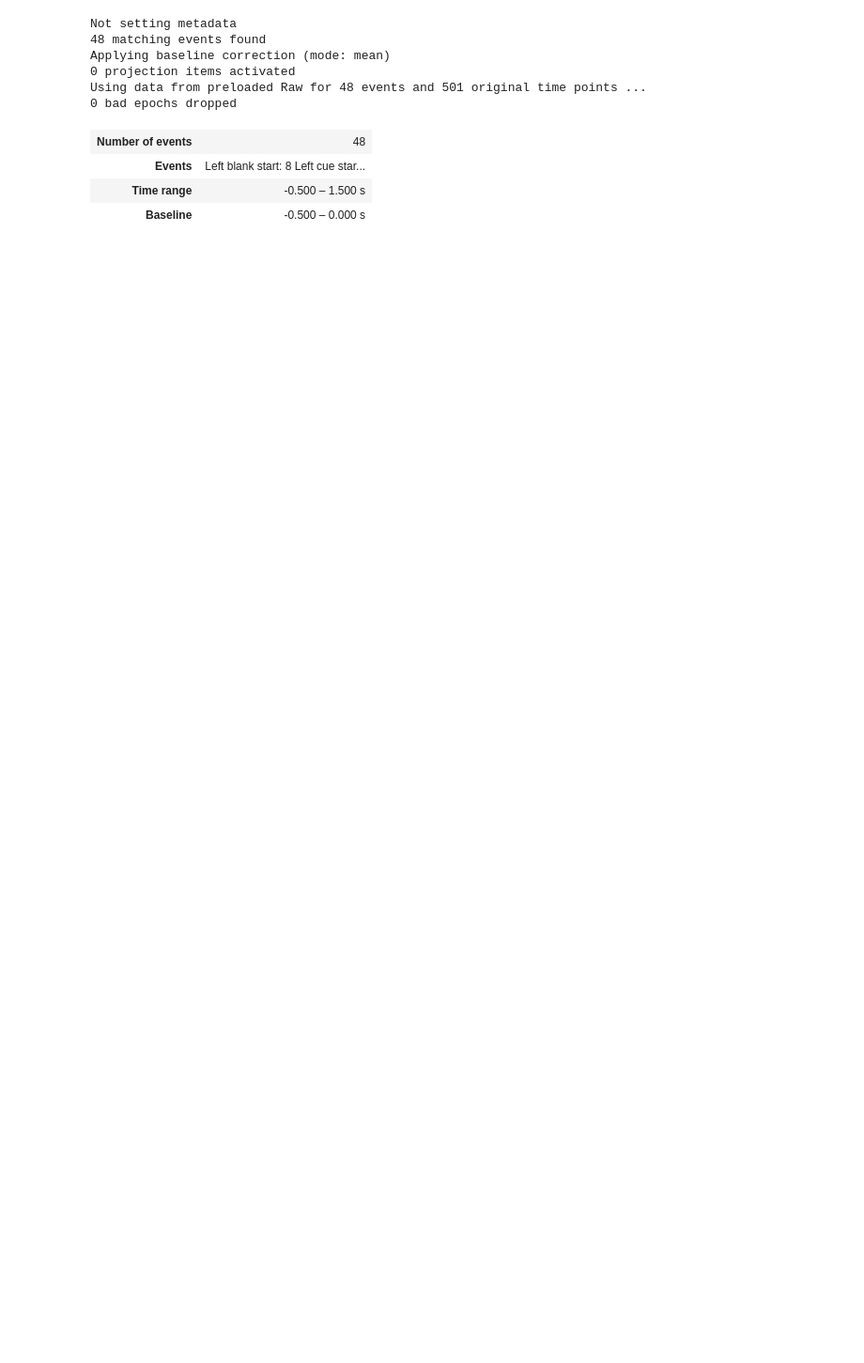
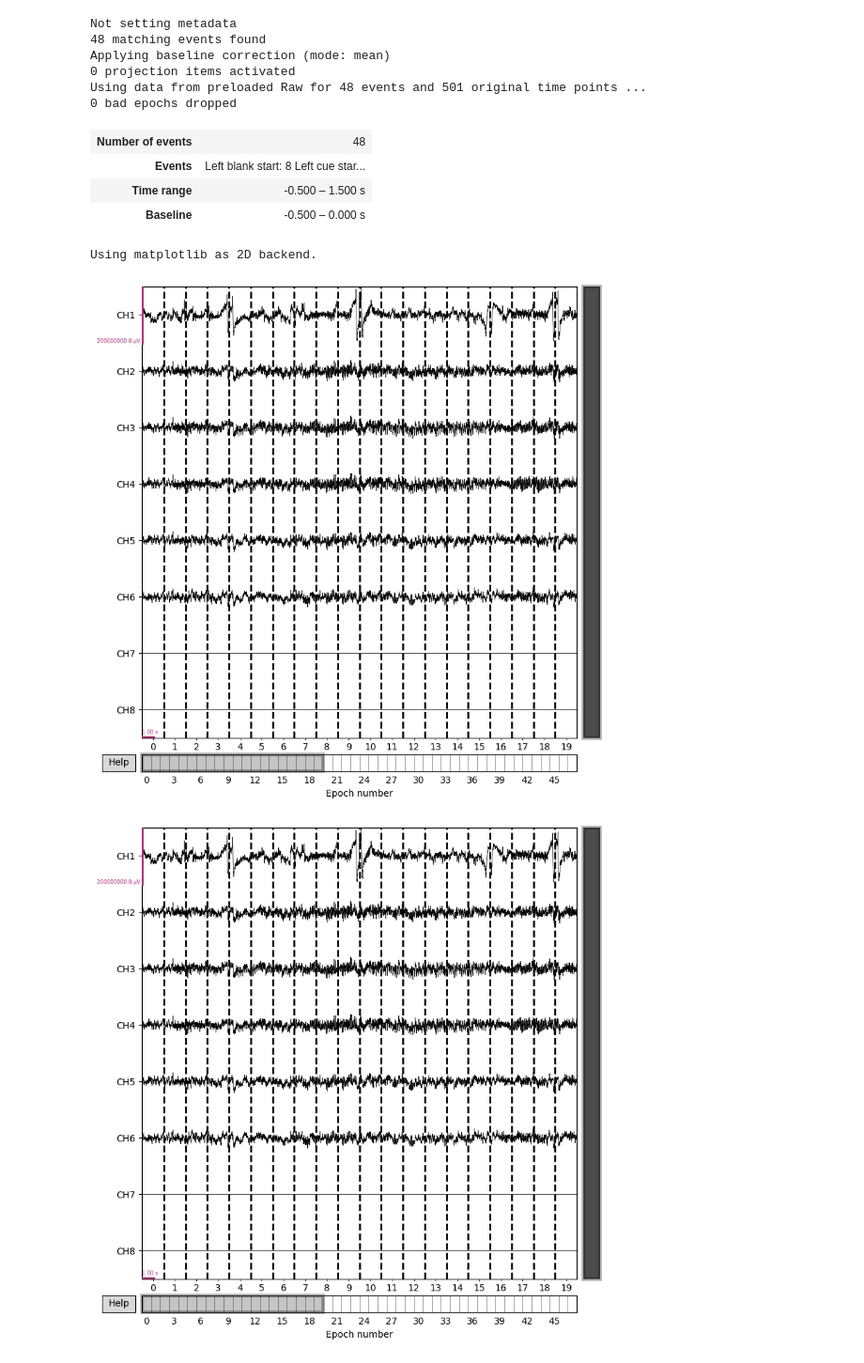
Before and after one commit to pipogood/BCI-Class-Material, a Jupyter notebook: Week7-signal_acqusition/W7-OpenBCI-acquisition.ipynb, the cells around one changed output. Shown: that part at 94% size. Saved outputs shown, nothing was run; the diff lists cells and outputs as text; code cells hidden in the pictures; blank space fills up the shorter version.

```diff
--- a/Week7-signal_acqusition/W7-OpenBCI-acquisition.ipynb
+++ b/Week7-signal_acqusition/W7-OpenBCI-acquisition.ipynb
@@ -28,7 +28,15 @@ import pyxdf
 import mne
 import numpy as np
 streams, header = pyxdf.load_xdf("data/OpenBCI_data.xdf") #Example Data from Lab Recoder
-raw_data = streams[1]["time_series"].T #From Steam variable this query is EEG data
+
+if streams[0]['info']['type'][0] == 'Markers': #Check
+    raw_stream = streams[1]
+    event_data = streams[0]
+else:
+    raw_stream = streams[0]
+    event_data = streams[1]
+
+raw_data = raw_stream["time_series"].T #From Steam variable this query is EEG data
 channels = ['CH1','CH2','CH3','CH4','CH5','CH6','CH7','CH8'] #Set your target EEG channel name
 info = mne.create_info(
     ch_names= channels,
@@ -93,8 +101,9 @@ Effective window size : 8.192 (s)
 # %% [markdown]
 ## 3.Epoching
 # %%
-event_index = streams[0]["time_series"].T[0] #Get all event marker of experiment
-event_timestamp = streams[0]["time_stamps"].T #Timestamp when event marked
+sfreq= 250
+event_index = np.array(event_data["time_series"]).T[0] #Get all event marker of experiment
+event_timestamp = (np.array(event_data["time_stamps"]).T * sfreq) - (raw_stream['time_stamps'][0] * sfreq) #Timestamp when event marked
 # %%
 events2 = np.column_stack((np.array(event_timestamp, dtype = int),
                         np.zeros(len(event_timestamp), dtype = int),
@@ -151,3 +160,9 @@ OpenBCI_epochs
 | Events | Left blank start: 8 Left cue star... |
 | Time range | -0.500 – 1.500 s |
 | Baseline | -0.500 – 0.000 s |
+# %%
+OpenBCI_epochs.plot(scalings = 100)
+# %% [output]
+Using matplotlib as 2D backend.
+[figure, added]
+[figure, added]
```
Also changed, not shown: parts of 1 cell of this notebook, 1 other file.
